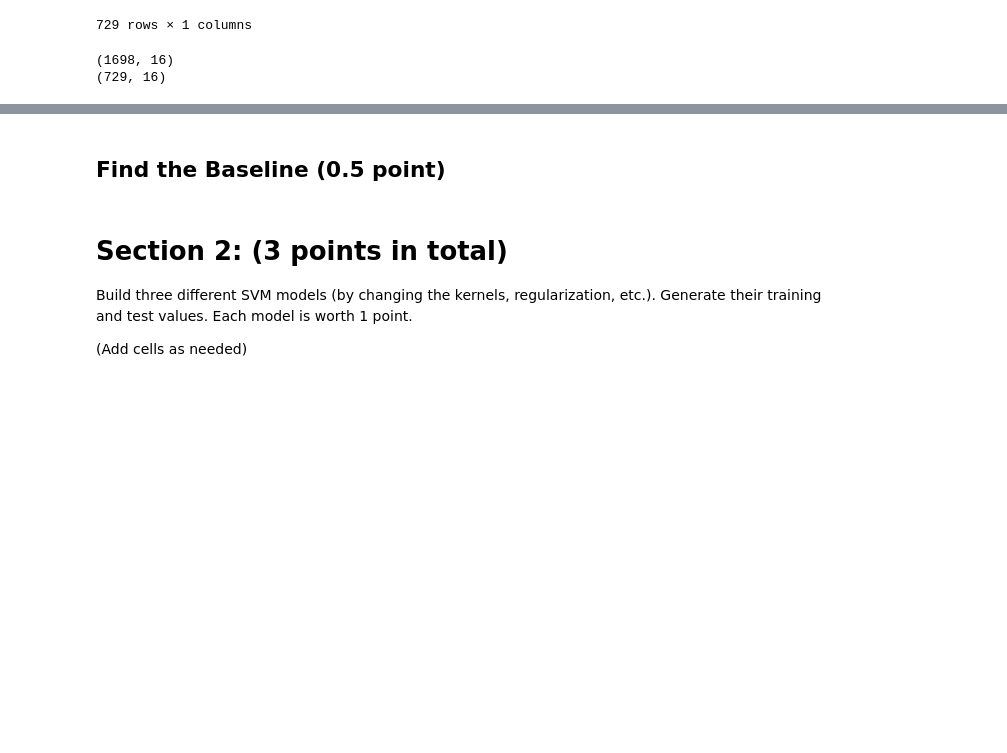
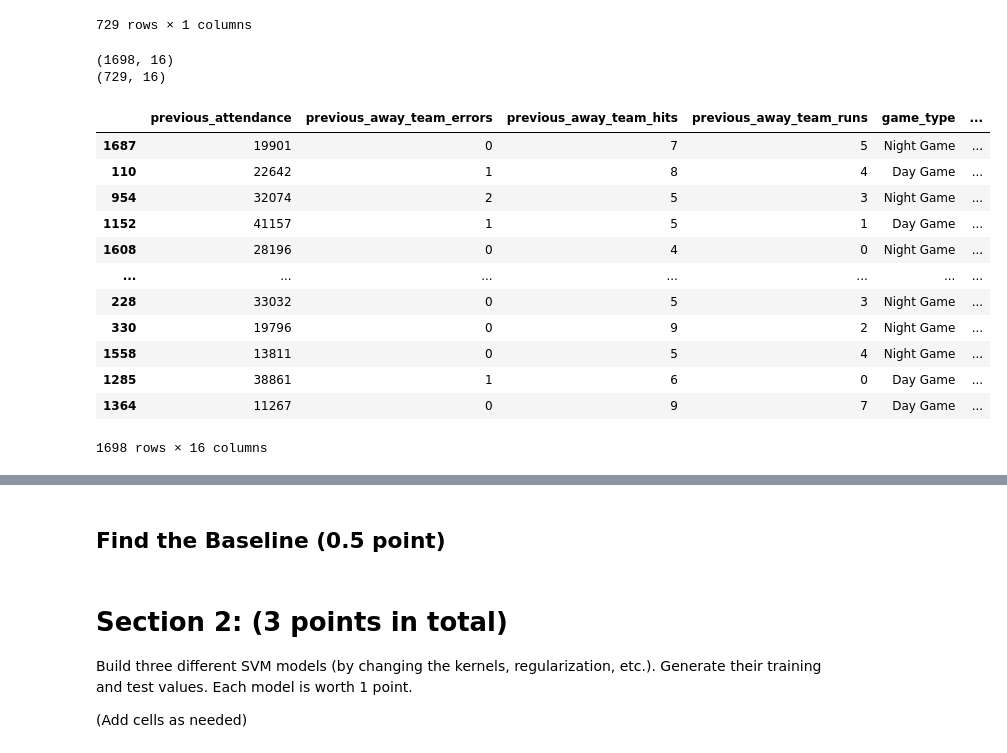
Before and after one commit to Extrieve/DSP-Submissions, a Jupyter notebook: Group work - Classification.ipynb, the cells around one changed output, grey strips where cells are left out. Saved outputs shown, nothing was run; the diff lists cells and outputs as text; code cells hidden in the pictures; blank space fills up the shorter version.

```diff
--- a/Group work - Classification.ipynb
+++ b/Group work - Classification.ipynb
@@ -227,3 +227,19 @@ print(train_input.shape, test_input.shape, sep='\n')
 # %% [output]
 (1698, 16)
 (729, 16)
+# %%
+train_input
+# %% [output]
+|  | previous_attendance | previous_away_team_errors | previous_away_team_hits | previous_away_team_runs | game_type | ... |
+| 1687 | 19901 | 0 | 7 | 5 | Night Game | ... |
+| 110 | 22642 | 1 | 8 | 4 | Day Game | ... |
+| 954 | 32074 | 2 | 5 | 3 | Night Game | ... |
+| 1152 | 41157 | 1 | 5 | 1 | Day Game | ... |
+| 1608 | 28196 | 0 | 4 | 0 | Night Game | ... |
+| ... | ... | ... | ... | ... | ... | ... |
+| 228 | 33032 | 0 | 5 | 3 | Night Game | ... |
+| 330 | 19796 | 0 | 9 | 2 | Night Game | ... |
+| 1558 | 13811 | 0 | 5 | 4 | Night Game | ... |
+| 1285 | 38861 | 1 | 6 | 0 | Day Game | ... |
+| 1364 | 11267 | 0 | 9 | 7 | Day Game | ... |
+1698 rows × 16 columns
```
Also changed, not shown: parts of 16 cells of this notebook, 1 other file.
